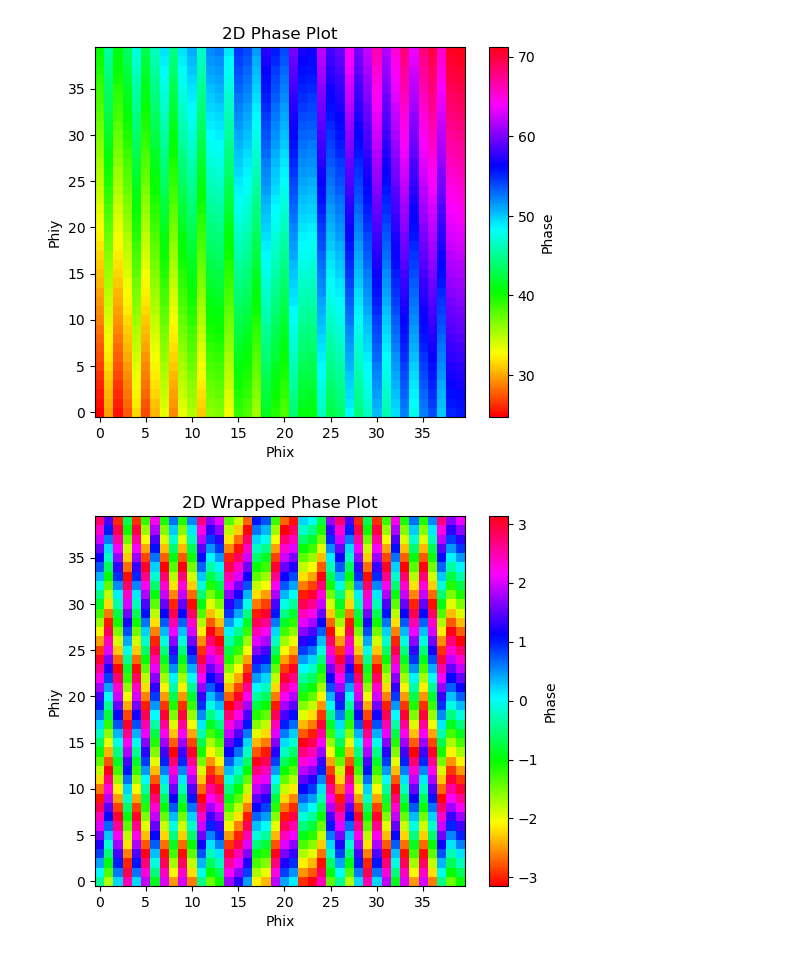
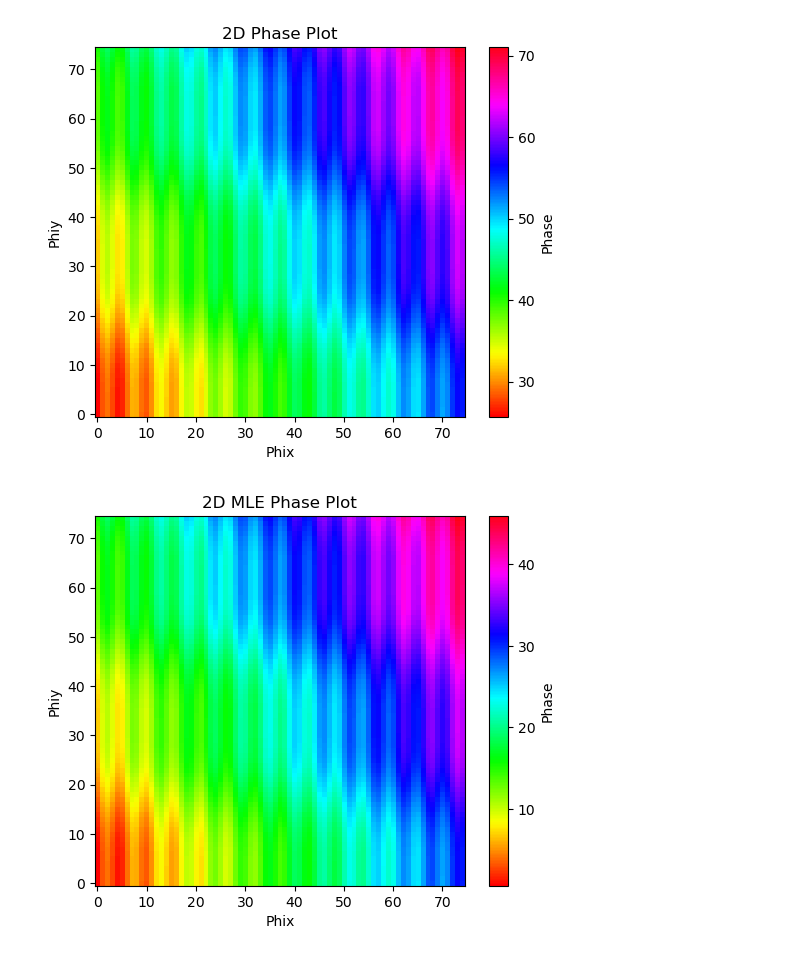
Before and after one commit to henrymorris120/Interferometry-and-Phase-Unwrapping-Research, a Jupyter notebook: basic_2d_example.ipynb, the cells around one changed output. Cells and saved outputs as stored; diff of their text form; code cells hidden in the pictures.

Commit message:
more graphs

```diff
--- a/basic_2d_example.ipynb
+++ b/basic_2d_example.ipynb
@@ -10,8 +10,8 @@ def wrap_function(phi):
     return ( (phi + np.pi) % (2*np.pi) ) - np.pi
 # %%
 # create phase date for x and y direction
-M = 40
-N = 40
+M = 75
+N = 75
 phix = np.linspace(0, 9*np.pi, M) + (3*np.pi) + 3
 phiy = np.linspace(0, 5*np.pi, N) + (4*np.pi) + 1
 X, Y = np.meshgrid(phix, phiy)
@@ -159,8 +159,6 @@ plt.show()
 # now try sinudial with trend
 # create phase date for x and y direction
 # works
-M = 40
-N = 40
 phix = np.linspace(0, 9*np.pi, M) + (3*np.pi) + 3
 phiy = np.linspace(0, 5*np.pi, N) + (4*np.pi) + 1
 X, Y = np.meshgrid(phix, phiy)
@@ -201,42 +199,40 @@ plt.show()
 # %%
 # now try with big sinudial with trend
 # create phase date for x and y direction
-# no works
-M = 40
-N = 40
 phix = np.linspace(0, 9*np.pi, M) + (3*np.pi) + 3
 phiy = np.linspace(0, 5*np.pi, N) + (4*np.pi) + 1
 X, Y = np.meshgrid(phix, phiy)
-trend = 3*np.sin(3*X)
+trend = 2*np.sin(3*X) + np.cos(Y)
 phi = X + Y + trend
 
 # Create the phase plot (source Chat GPT for the below code)
 plt.imshow(phi, cmap='hsv', origin='lower')
 plt.colorbar(label='Phase')
 plt.xlabel('Phix')
 plt.ylabel('Phiy')
 plt.title('2D Phase Plot')
 plt.show()
 
-# wrapped numbers
 psi = wrap_function(phi)
-
-plt.imshow(psi, cmap='hsv', origin='lower')
-plt.colorbar(label='Phase')
-plt.xlabel('Phix')
-plt.ylabel('Phiy')
-plt.title('2D Wrapped Phase Plot')
-plt.show()
 
 # unwrapped
 reconstructed_phi = solve_D2_MLE_2D(psi, Fx, Fy)
 reconstructed_phi = reconstructed_phi.reshape(M,N)
 plt.imshow(reconstructed_phi, cmap='hsv', origin='lower')
 plt.colorbar(label='Phase')
 plt.xlabel('Phix')
 plt.ylabel('Phiy')
 plt.title('2D MLE Phase Plot')
 plt.show()
+
+
+# wrapped numbers
+plt.imshow(psi, cmap='hsv', origin='lower')
+plt.colorbar(label='Phase')
+plt.xlabel('Phix')
+plt.ylabel('Phiy')
+plt.title('2D Wrapped Phase Plot')
+plt.show()
 # %% [output]
-[figure, old version]
+[figure, new version]
-[figure, old version]
+[figure, new version]
```
Also changed, not shown: parts of 6 cells of this notebook.
